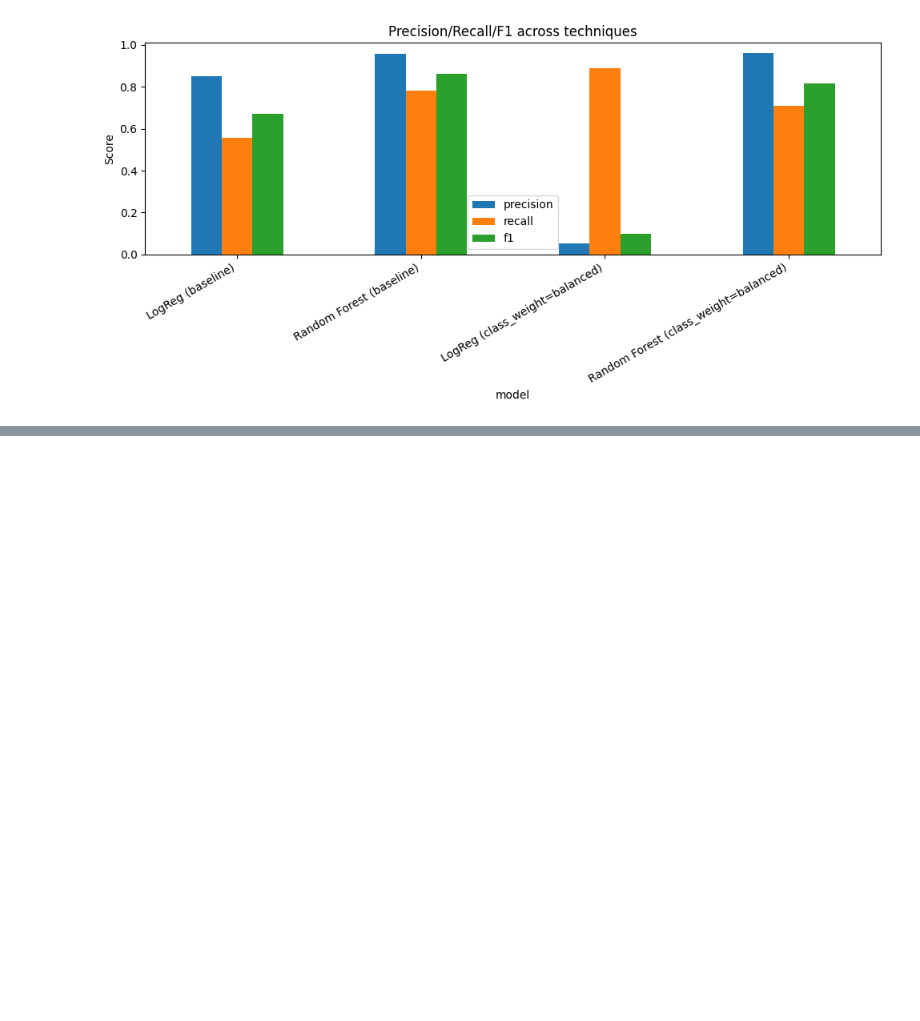
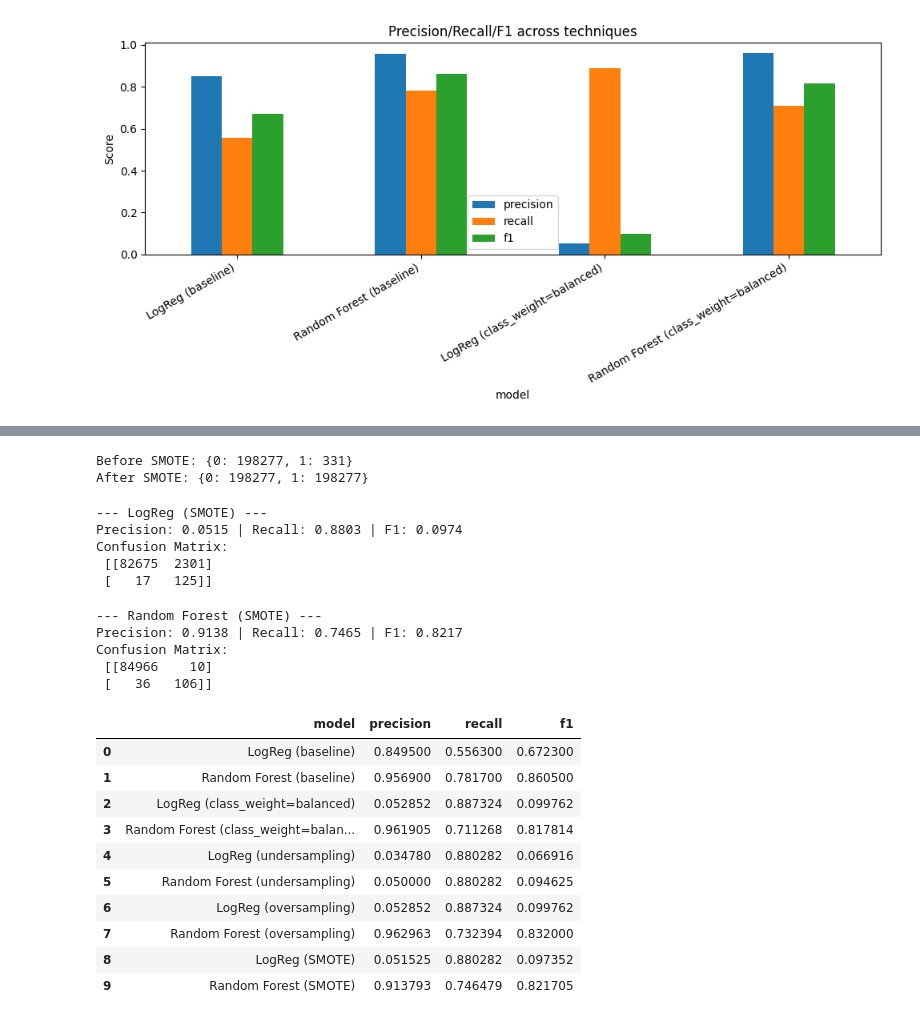
Before and after one commit to raheel-9deem/needlescope-fraud-detection, a Jupyter notebook: notebooks/04_imbalance_handling.ipynb, the cells around one changed output, grey strips where cells are left out. Saved outputs shown, nothing was run; the diff lists cells and outputs as text; code cells hidden in the pictures; blank space fills up the shorter version.

Commit message:
feat: add imbalance handling notebook with class weight evaluations

```diff
--- a/notebooks/04_imbalance_handling.ipynb
+++ b/notebooks/04_imbalance_handling.ipynb
@@ -78,0 +159,47 @@ plt.show()
+# %%
+smote = SMOTE(random_state=42, k_neighbors=5)
+X_train_smote, y_train_smote = smote.fit_resample(X_train, y_train)
+# %%
+print("Before SMOTE:", y_train.value_counts().to_dict())
+print("After SMOTE:", y_train_smote.value_counts().to_dict())
+# %% [output]
+Before SMOTE: {0: 198277, 1: 331}
+After SMOTE: {0: 198277, 1: 198277}
+# %%
+log_reg_smote = LogisticRegression(max_iter=1000, random_state=42)
+log_reg_smote.fit(X_train_smote, y_train_smote)
+y_pred = log_reg_smote.predict(X_test)
+results.append(evaluate_model("LogReg (SMOTE)", y_test, y_pred))
+# %% [output]
+--- LogReg (SMOTE) ---
+Precision: 0.0515 | Recall: 0.8803 | F1: 0.0974
+Confusion Matrix:
+ [[82675  2301]
+ [   17   125]]
+# %%
+rf_smote = RandomForestClassifier(n_estimators=100, random_state=42, n_jobs=-1)
+rf_smote.fit(X_train_smote, y_train_smote)
+y_pred = rf_smote.predict(X_test)
+results.append(evaluate_model("Random Forest (SMOTE)", y_test, y_pred))
+# %% [output]
+--- Random Forest (SMOTE) ---
+Precision: 0.9138 | Recall: 0.7465 | F1: 0.8217
+Confusion Matrix:
+ [[84966    10]
+ [   36   106]]
+# %%
+comparison_df = pd.DataFrame(results)
+# %%
+comparison_df
+# %% [output]
+|  | model | precision | recall | f1 |
+| 0 | LogReg (baseline) | 0.849500 | 0.556300 | 0.672300 |
+| 1 | Random Forest (baseline) | 0.956900 | 0.781700 | 0.860500 |
+| 2 | LogReg (class_weight=balanced) | 0.052852 | 0.887324 | 0.099762 |
+| 3 | Random Forest (class_weight=balan... | 0.961905 | 0.711268 | 0.817814 |
+| 4 | LogReg (undersampling) | 0.034780 | 0.880282 | 0.066916 |
+| 5 | Random Forest (undersampling) | 0.050000 | 0.880282 | 0.094625 |
+| 6 | LogReg (oversampling) | 0.052852 | 0.887324 | 0.099762 |
+| 7 | Random Forest (oversampling) | 0.962963 | 0.732394 | 0.832000 |
+| 8 | LogReg (SMOTE) | 0.051525 | 0.880282 | 0.097352 |
+| 9 | Random Forest (SMOTE) | 0.913793 | 0.746479 | 0.821705 |
```
Also changed, not shown: parts of 11 cells of this notebook.
